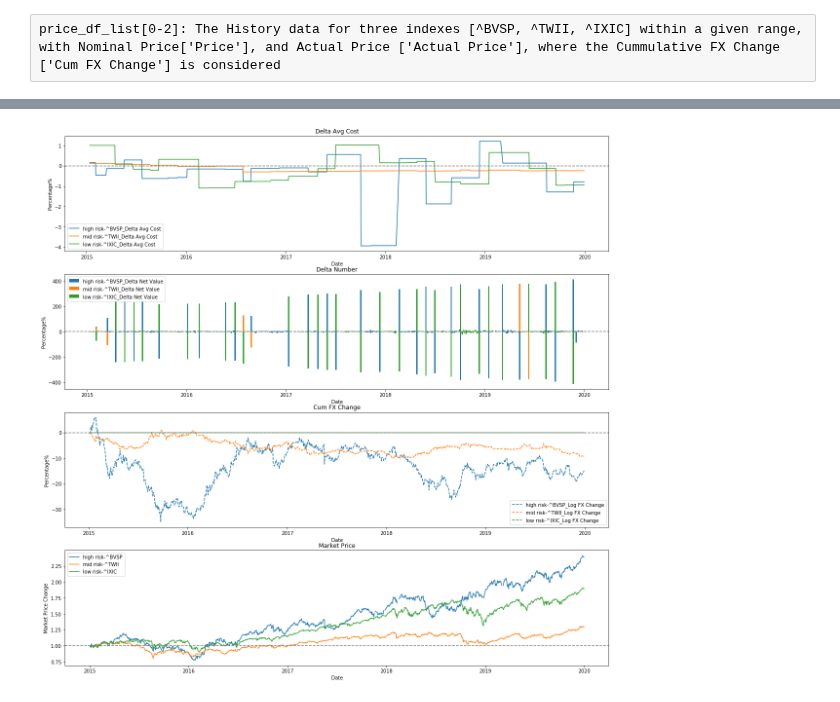
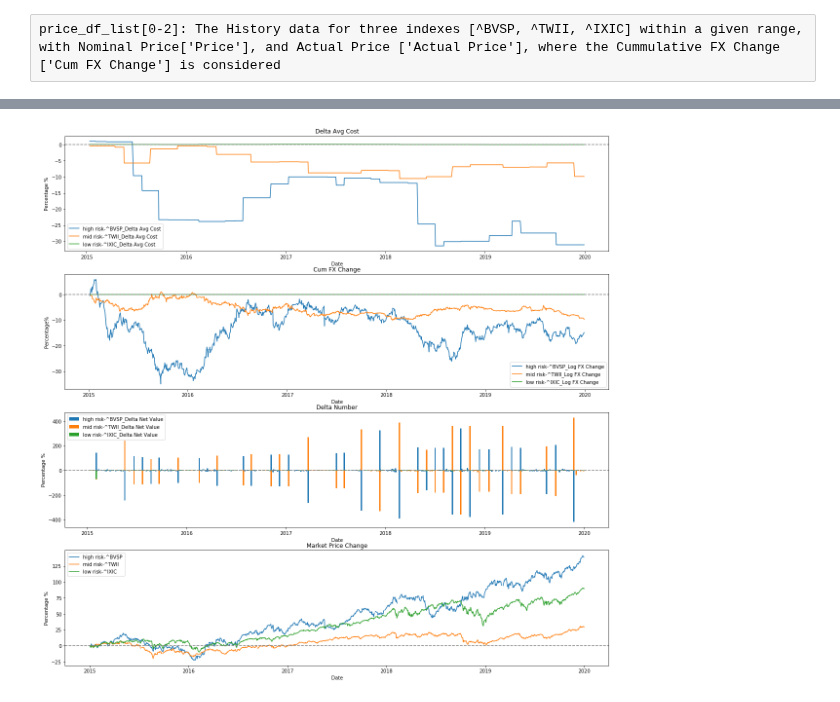
Before and after one commit to lzcaisg/reinforcement_trader, a Jupyter notebook: 0316 - RERWITE Rebalancing for Benchmark-Add unrealized GainLoss-Copy1.ipynb, the cells around one changed output, grey strips where cells are left out. Drawn from its saved outputs; the diff is of its cells as text; code cells hidden in the pictures.

```diff
--- a/0316 - RERWITE Rebalancing for Benchmark-Add unrealized GainLoss-Copy1.ipynb
+++ b/0316 - RERWITE Rebalancing for Benchmark-Add unrealized GainLoss-Copy1.ipynb
@@ -9,6 +9,6 @@ import numpy as np
 import pandas as pd
 import pickle
 
-output_dir = "./from github/Stock-Trading-Environment/output/303"
-record = pickle.load(open(path.join(output_dir,"BRZ_TW_NASDAQ-Selected_Trans-7d_detailed-ModelNo-50000-0.out"), "rb"))
+output_dir = "./from github/Stock-Trading-Environment/output/306"
+record = pickle.load(open(path.join(output_dir,"BRZ_TW_NASDAQ-Selected_Trans-withleakage+RSI-_detailed-ModelNo-200000-1.out"), "rb"))
 df = pd.DataFrame(record)
@@ -90,7 +63,7 @@ for _, record in df.iterrows():
 # %%
 price_df_list = pickle.load(open("0306-adjusted market prices.out", "rb"))
 asset_list = ["^BVSP", "^TWII", "^IXIC"]
-nominal_price_result = []
+actual_price_result = []
 prev_num = [0,0,0]
 prev_cost = [0,0,0]
 
@@ -98,7 +71,7 @@ for _, record in df.iterrows():
     status_list = []
 
     for i, asset in enumerate(asset_list):
-        curr_price = price_df_list[i][price_df_list[i]['Date'] == record['date']]['Price'].values[0]
+        curr_price = price_df_list[i][price_df_list[i]['Date'] == record['date']]['Actual Price'].values[0]
         curr_num = record['shares_held'][i]
         if record['shares_held'][i] - prev_num[i] > 0:
             avg_cost = (prev_cost[i]*prev_num[i]+(record['shares_held'][i] - prev_num[i])*curr_price)/curr_num
@@ -117,7 +90,7 @@ for _, record in df.iterrows():
         prev_num[i] = curr_num
         prev_cost[i] = avg_cost
 
-    nominal_price_result.append({
+    actual_price_result.append({
         'Date': record['date'],
         'Record': status_list
     })
@@ -308,7 +239,7 @@ plt.figure(figsize=(20,10))
 for i, df in enumerate(nominal_plot_data_list):
     nominal_df = pd.DataFrame(nominal_plot_data_list[i])
     actual_df = pd.DataFrame(actual_plot_data_list[i])
-    plt.plot(nominal_df['Date'], (nominal_df['Avg Cost'] - actual_df['Avg Cost'])/nominal_df['Avg Cost'][0])
+    plt.plot(nominal_df['Date'], (actual_df['Avg Cost'] - nominal_df['Avg Cost'])/nominal_df['Avg Cost'][0])
 
 # plt.plot(actual_df['Date'], actual_df['Net Value'])
 # %% [output]
@@ -318,0 +247,5 @@ array([0., 0., 0., ..., 0., 0., 0.])
+# %%
+i=0
+nominal_df = pd.DataFrame(nominal_plot_data_list[i])
+actual_df = pd.DataFrame(actual_plot_data_list[i])
+plt.plot(actual_df['Date'], (actual_df['Avg Cost'] - nominal_df['Avg Cost']))
@@ -353,35 +289,40 @@ for i, plot_data in enumerate(nominal_plot_data_list):
 #     axs[i].plot(nominal_plot_data['Date'], (actual_plot_data['Net Value'] - nominal_plot_data['Net Value'])/init_price[i],
 #                 color="C0", label = nominal_labels[i]+"_Market Value")
 
-    axs[0].plot(nominal_plot_data['Date'], (actual_plot_data['Avg Cost'] - nominal_plot_data['Avg Cost'])/init_price[i]*100, label = nominal_labels[i]+"_Delta Avg Cost")
+    axs[0].plot(nominal_plot_data['Date'], (actual_plot_data['Avg Cost'] - nominal_plot_data['Avg Cost'])/init_price[i]*100,
+                label = nominal_labels[i]+"_Delta Avg Cost")
 
-    axs[1].bar(nominal_plot_data['Date'], np.insert(np.diff(nominal_plot_data['Net Value']), 0, 0)/nominal_plot_data['Net Value'][0]*100,
+    axs[1].plot(price_df_list[0]['Date'], (price_df_list[i]['Cum FX Change']-1)*100,
+                label = nominal_labels[i]+"_Log FX Change")
+
+    axs[2].bar(nominal_plot_data['Date'], np.insert(np.diff(nominal_plot_data['Net Value']), 0, 0)/nominal_plot_data['Net Value'][0]*100,
                label = nominal_labels[i]+"_Delta Net Value", width = 5)
 
 #     axs[1].plot(nominal_plot_data['Date'], np.insert(np.diff(nominal_plot_data['Net Value']), 0, 0)/nominal_plot_data['Net Value'][0]*100,
 #                label = nominal_labels[i]+"_Delta Number")
 
 
-    axs[2].plot(price_df_list[0]['Date'], (price_df_list[i]['Cum FX Change']-1)*100,
-                 linestyle='--', label = nominal_labels[i]+"_Log FX Change")
+#     axs[2].plot(price_df_list[0]['Date'], (price_df_list[i]['Cum FX Change']-1)*100,
+#                  linestyle='--', label = nominal_labels[i]+"_Log FX Change")
 
 axs[0].legend()
 axs[0].axhline(y=0, color = "grey", linestyle='--')
 axs[0].set_title('Delta Avg Cost')
 axs[0].set_xlabel('Date')
-axs[0].set_ylabel('Percentage%')
+axs[0].set_ylabel('Percentage %')
 
 axs[1].legend()
 axs[1].axhline(y=0, color = "grey", linestyle='--')
-axs[1].set_title('Delta Number')
+axs[1].set_title('Cum FX Change')
 axs[1].set_xlabel('Date')
 axs[1].set_ylabel('Percentage%')
 
 axs[2].legend()
 axs[2].axhline(y=0, color = "grey", linestyle='--')
-axs[2].set_title('Cum FX Change')
+axs[2].set_title('Delta Number')
 axs[2].set_xlabel('Date')
-axs[2].set_ylabel('Percentage%')
+axs[2].set_ylabel('Percentage %')
+
 
 
 # for i, plot_data in enumerate(actual_plot_data_list):
@@ -398,35 +339,35 @@ axs[2].set_ylabel('Percentage%')
 
 
 
 # #     axs[i].set_ylim((0, 300000))
 #     axs[i].set_title('Log Portfolio Value')
 #     axs[i].set_xlabel('Date')
 #     axs[i].set_ylabel('Log Value')
 
 
 
 for i in range(3): # Inverse: Low-Mid-High
     df = csv2df(DIR, file_names[i]+".csv",source = source_list[i])
     df['Date'] = pd.to_datetime(df['Date'])
     df = df[(df['Date']>=pd.to_datetime("2015-01-01"))&(df['Date']<=pd.to_datetime("2019-12-31"))].reset_index(drop=True)
 
     j = 0
     init_price = df['Price'][j]
     while np.isnan(init_price):
         j+=1
         init_price = df['Price'][j]
-    y = df['Price'][j:] / init_price
+    y = ((df['Price'][j:] / init_price)-1)*100
     x = df['Date'][j:]
     axs[3].plot(x,y,label = nominal_labels[i])
 #     axs[i].plot(x,y, color = "pink", linestyle='--', label = nominal_labels[i]+"_Log Nominal Price")
 
 
-axs[3].axhline(y=1, color = "grey", linestyle='--')
+axs[3].axhline(y=0, color = "grey", linestyle='--')
 # axs[3].set_ylim((-1,1))
 axs[3].legend()
-axs[3].set_title('Market Price')
+axs[3].set_title('Market Price Change')
 axs[3].set_xlabel('Date')
-axs[3].set_ylabel('Market Price Change')
+axs[3].set_ylabel('Percentage %')
 plt.show()
 # %% [output]
-[figure, old version]
+[figure, new version]
```
Also changed, not shown: parts of 16 cells of this notebook, 7 other files.
